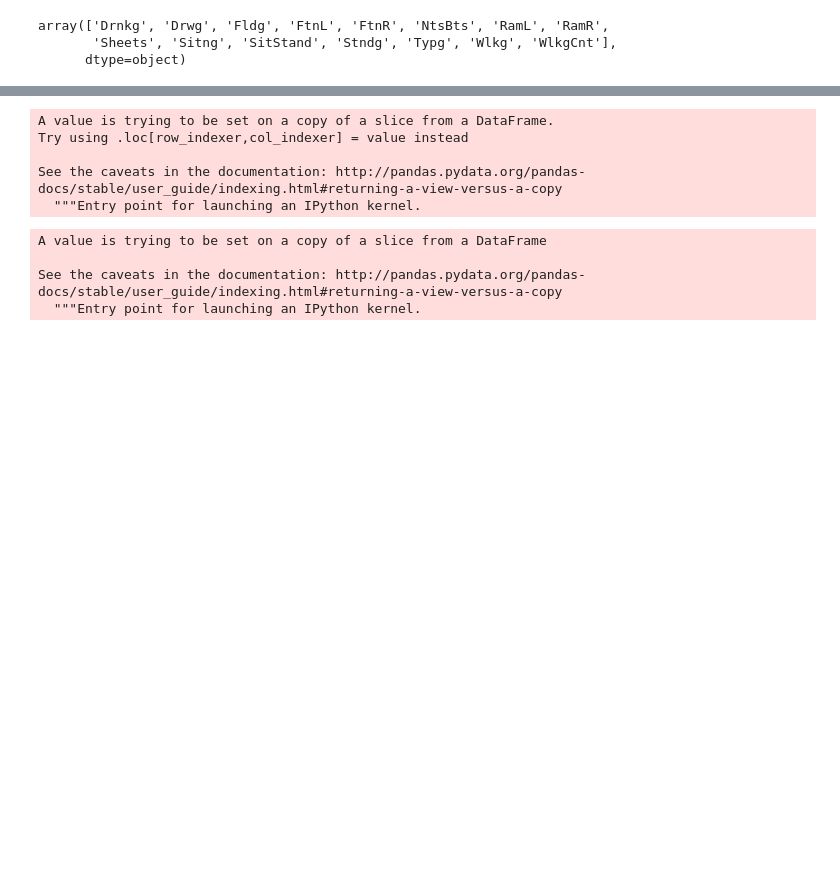
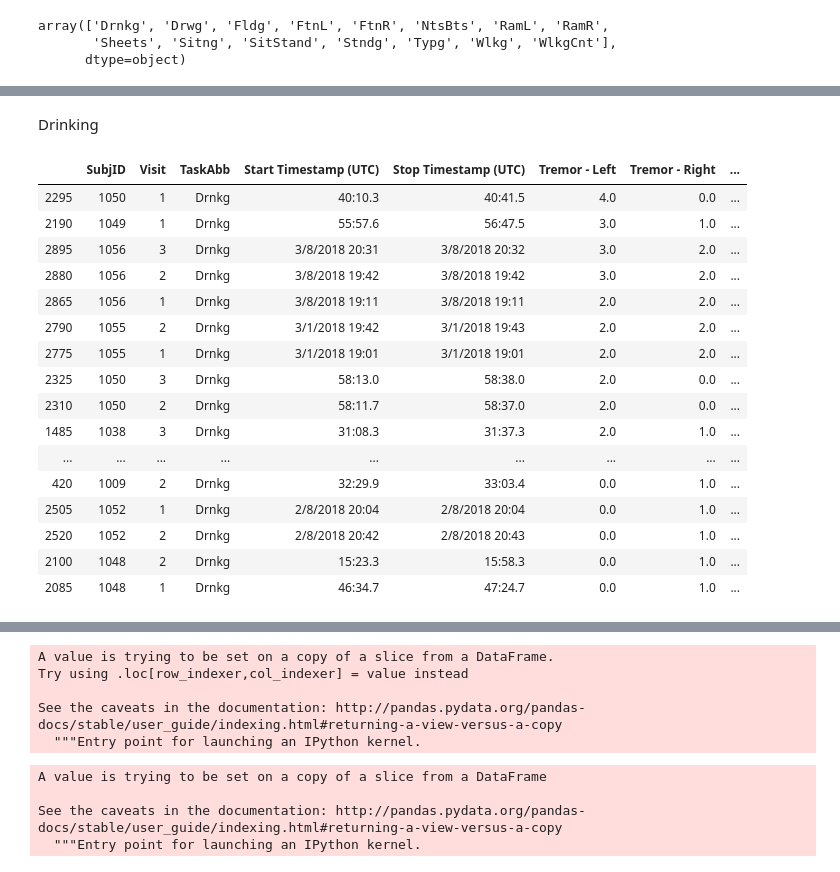
Before and after one commit to Luke3D/PD_PoseEstimation, a Jupyter notebook: Code/ScoresDistr.ipynb, the cells around one changed output, grey strips where cells are left out. Drawn from its saved outputs; the diff is of its cells as text; code cells hidden in the pictures; blank space fills up the shorter version.

```diff
--- a/Code/ScoresDistr.ipynb
+++ b/Code/ScoresDistr.ipynb
@@ -85,0 +116,22 @@ no symptoms [1003 1004 1007 1009 1018 1019 1023 1024 1029 1030 1039 1043 1046 10
+# %% [markdown]
+Drinking
+# %%
+PD.sort_values(by=['Tremor - Left'], ascending=False).drop(labels='Task', axis=1)
+# %% [output]
+|  | SubjID | Visit | TaskAbb | Start Timestamp (UTC) | Stop Timestamp (UTC) | Tremor - Left | Tremor - Right | ... |
+| 2295 | 1050 | 1 | Drnkg | 40:10.3 | 40:41.5 | 4.0 | 0.0 | ... |
+| 2190 | 1049 | 1 | Drnkg | 55:57.6 | 56:47.5 | 3.0 | 1.0 | ... |
+| 2895 | 1056 | 3 | Drnkg | 3/8/2018 20:31 | 3/8/2018 20:32 | 3.0 | 2.0 | ... |
+| 2880 | 1056 | 2 | Drnkg | 3/8/2018 19:42 | 3/8/2018 19:42 | 3.0 | 2.0 | ... |
+| 2865 | 1056 | 1 | Drnkg | 3/8/2018 19:11 | 3/8/2018 19:11 | 2.0 | 2.0 | ... |
+| 2790 | 1055 | 2 | Drnkg | 3/1/2018 19:42 | 3/1/2018 19:43 | 2.0 | 2.0 | ... |
+| 2775 | 1055 | 1 | Drnkg | 3/1/2018 19:01 | 3/1/2018 19:01 | 2.0 | 2.0 | ... |
+| 2325 | 1050 | 3 | Drnkg | 58:13.0 | 58:38.0 | 2.0 | 0.0 | ... |
+| 2310 | 1050 | 2 | Drnkg | 58:11.7 | 58:37.0 | 2.0 | 0.0 | ... |
+| 1485 | 1038 | 3 | Drnkg | 31:08.3 | 31:37.3 | 2.0 | 1.0 | ... |
+| ... | ... | ... | ... | ... | ... | ... | ... | ... |
+| 420 | 1009 | 2 | Drnkg | 32:29.9 | 33:03.4 | 0.0 | 1.0 | ... |
+| 2505 | 1052 | 1 | Drnkg | 2/8/2018 20:04 | 2/8/2018 20:04 | 0.0 | 1.0 | ... |
+| 2520 | 1052 | 2 | Drnkg | 2/8/2018 20:42 | 2/8/2018 20:43 | 0.0 | 1.0 | ... |
+| 2100 | 1048 | 2 | Drnkg | 15:23.3 | 15:58.3 | 0.0 | 1.0 | ... |
+| 2085 | 1048 | 1 | Drnkg | 46:34.7 | 47:24.7 | 0.0 | 1.0 | ... |
```
Also changed, not shown: parts of 9 cells of this notebook, 2 other files.
